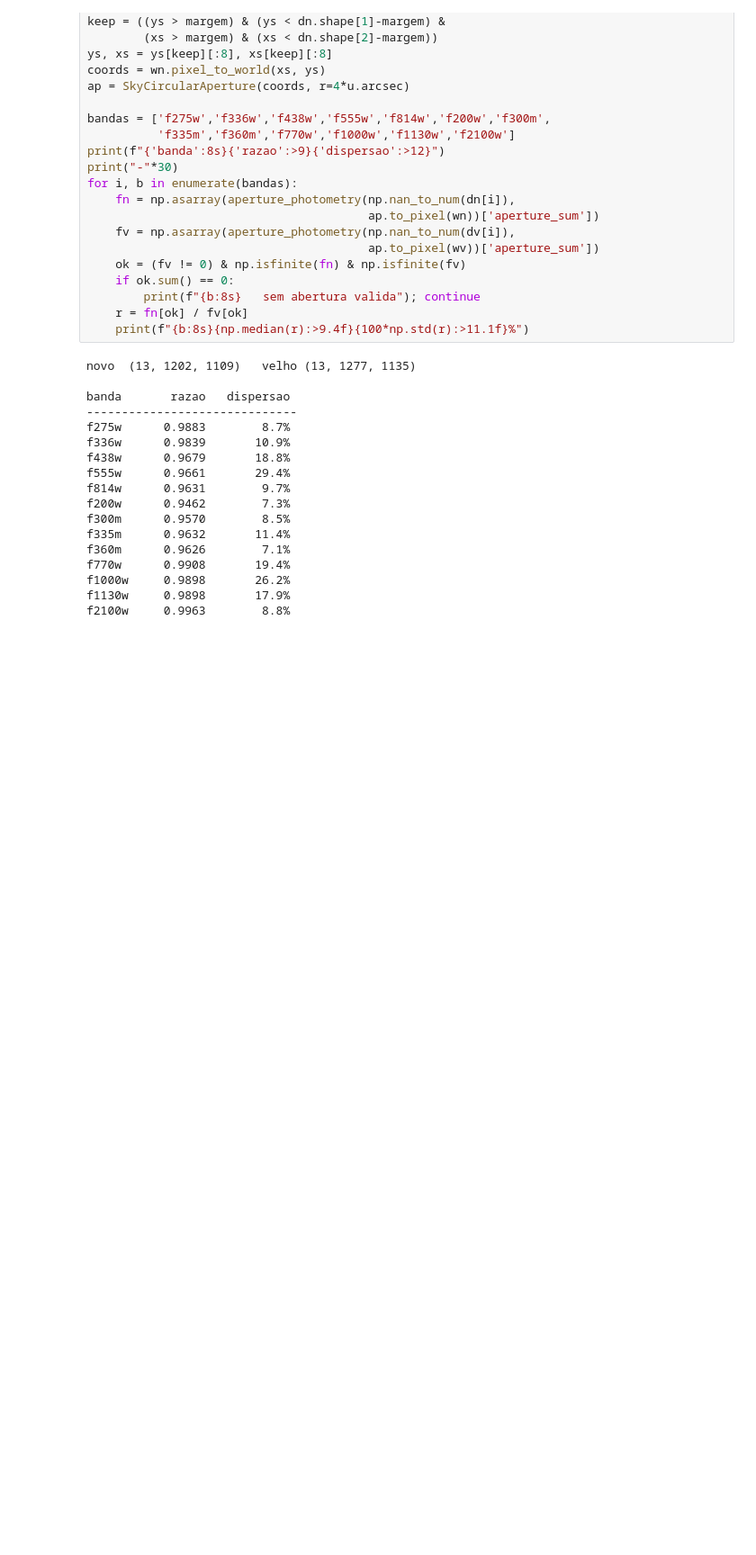
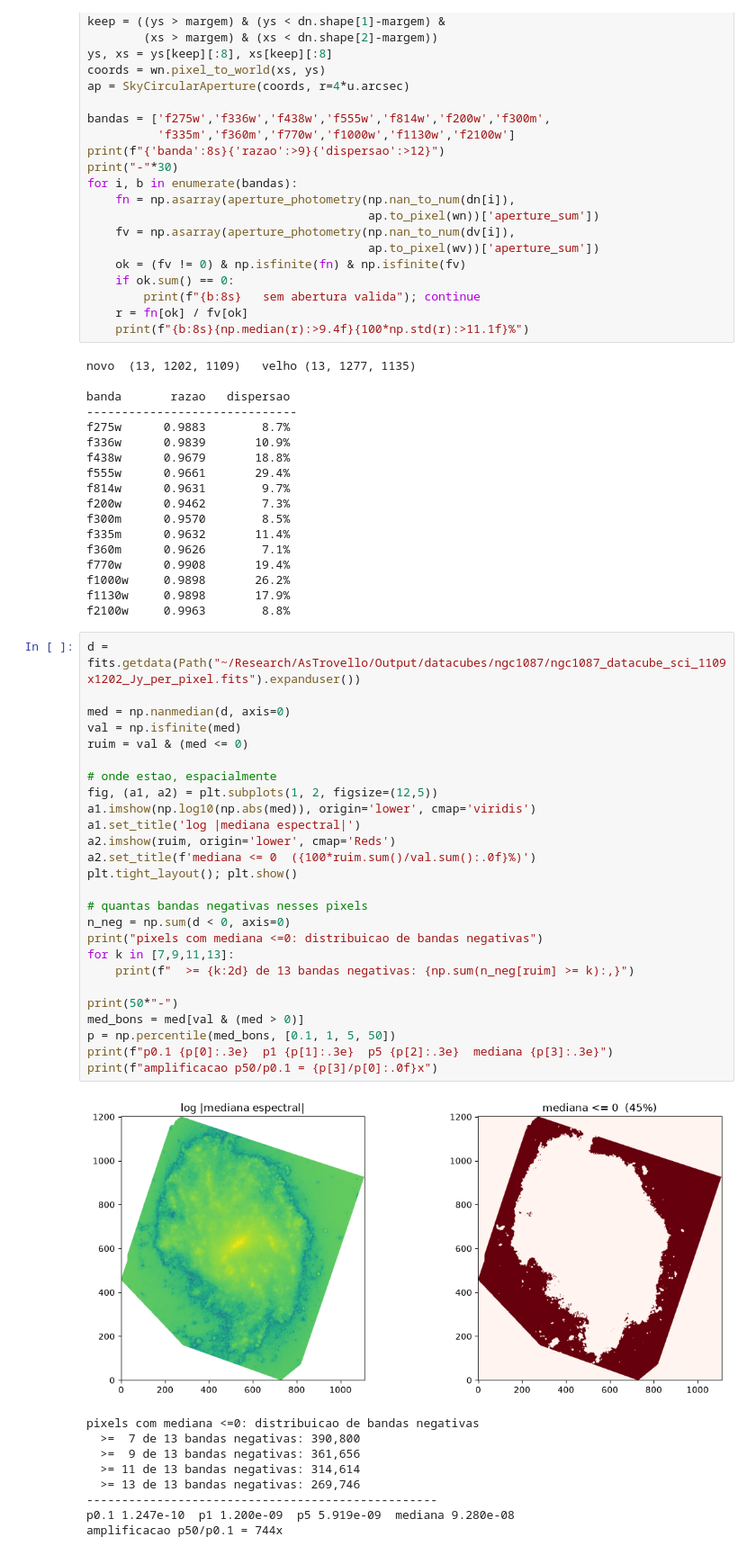
Before and after one commit to andretrovello/AsTrovello, a Jupyter notebook: src/astrovello/code_audit.ipynb, the cells around one changed output. Shown at 90% size. Drawn from its saved outputs; the diff is of its cells as text; blank space fills up the shorter version.

Commit message:
evaluating negative pixels in final cube

```diff
--- a/src/astrovello/code_audit.ipynb
+++ b/src/astrovello/code_audit.ipynb
@@ -122,3 +123,39 @@ f770w      0.9908       19.4%
 f1000w     0.9898       26.2%
 f1130w     0.9898       17.9%
 f2100w     0.9963        8.8%
+# %%
+d = fits.getdata(Path("~/Research/AsTrovello/Output/datacubes/ngc1087/ngc1087_datacube_sci_1109x1202_Jy_per_pixel.fits").expanduser())
+
+med = np.nanmedian(d, axis=0)
+val = np.isfinite(med)
+ruim = val & (med <= 0)
+
+# onde estao, espacialmente
+fig, (a1, a2) = plt.subplots(1, 2, figsize=(12,5))
+a1.imshow(np.log10(np.abs(med)), origin='lower', cmap='viridis')
+a1.set_title('log |mediana espectral|')
+a2.imshow(ruim, origin='lower', cmap='Reds')
+a2.set_title(f'mediana <= 0  ({100*ruim.sum()/val.sum():.0f}%)')
+plt.tight_layout(); plt.show()
+
+# quantas bandas negativas nesses pixels
+n_neg = np.sum(d < 0, axis=0)
+print("pixels com mediana <=0: distribuicao de bandas negativas")
+for k in [7,9,11,13]:
+    print(f"  >= {k:2d} de 13 bandas negativas: {np.sum(n_neg[ruim] >= k):,}")
+
+print(50*"-")
+med_bons = med[val & (med > 0)]
+p = np.percentile(med_bons, [0.1, 1, 5, 50])
+print(f"p0.1 {p[0]:.3e}  p1 {p[1]:.3e}  p5 {p[2]:.3e}  mediana {p[3]:.3e}")
+print(f"amplificacao p50/p0.1 = {p[3]/p[0]:.0f}x")
+# %% [output]
+[figure, added]
+pixels com mediana <=0: distribuicao de bandas negativas
+  >=  7 de 13 bandas negativas: 390,800
+  >=  9 de 13 bandas negativas: 361,656
+  >= 11 de 13 bandas negativas: 314,614
+  >= 13 de 13 bandas negativas: 269,746
+--------------------------------------------------
+p0.1 1.247e-10  p1 1.200e-09  p5 5.919e-09  mediana 9.280e-08
+amplificacao p50/p0.1 = 744x
```
Also changed, not shown: parts of 4 cells of this notebook, 1 other file.
